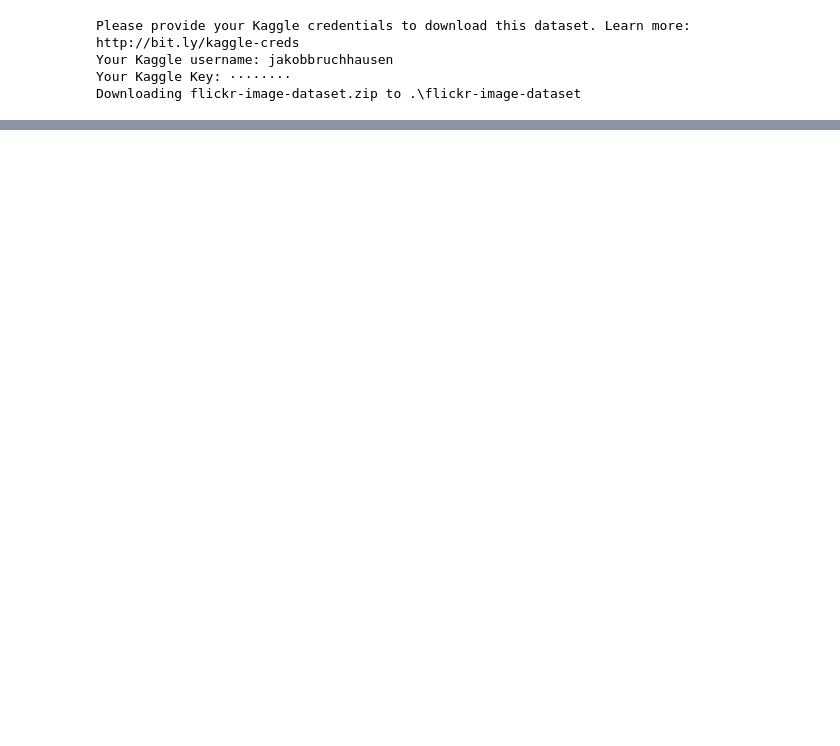
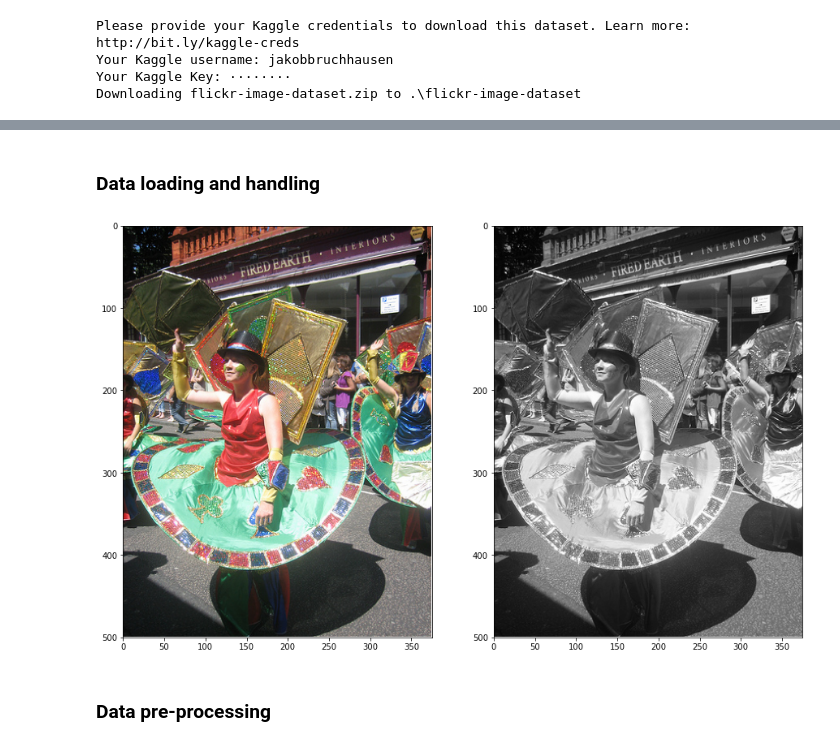
Before and after one commit to FredrikLorentzon/DML_project, a Jupyter notebook: DML_project.ipynb, the cells around one changed output, grey strips where cells are left out. Saved outputs shown, nothing was run; the diff lists cells and outputs as text; code cells hidden in the pictures; blank space fills up the shorter version.

```diff
--- a/DML_project.ipynb
+++ b/DML_project.ipynb
@@ -22,0 +25,2 @@ subdirectories = {"flickr-image-dataset/train": train_filenames,
+# %% [markdown]
+### Data loading and handling
@@ -22,0 +114,44 @@ subdirectories = {"flickr-image-dataset/train": train_filenames,
+# %%
+
+
+def display_image(axis1, axis2, image_tensor1, image_tensor2):
+    """Display a tensor as an image
+
+    Args:
+        axis (pyplot axis)
+        image_tensor (torch.Tensor): tensor with shape (num_channels=3, width, heigth)
+    """
+
+    # See hint above
+    if not isinstance(image_tensor1, torch.Tensor):
+        raise TypeError("The `display_image` function expects a `torch.Tensor` " +
+                        "use the `ToTensor` transformation to convert the images to tensors.")
+
+    # The imshow commands expects a `numpy array` with shape (3, width, height)
+    # We rearrange the dimensions with `permute` and then convert it to `numpy`
+    image_data1 = image_tensor1.permute(1, 2, 0).detach().numpy()
+    image_data2 = image_tensor2.permute(1, 2, 0).detach().numpy()
+    height1, width1, _ = image_data1.shape
+    height2, width2, _ = image_data2.shape
+    axis1.imshow(image_data1)
+    axis2.imshow(image_data2)
+
+    axis1.set_xlim(0, width1)
+    axis2.set_xlim(0, width2)
+    axis1.set_ylim(height1, 0)
+    axis2.set_ylim(height2, 0)
+
+
+# Example usage
+_, (axis1, axis2) = plt.subplots(1,2, figsize=(15,15))
+some_random_index = np.random.randint(25000)
+# Here we use the __getitem__ method as a "magic" method.
+# Implementing it for a class, enables square bracket '[]' indexing
+gray_image, color_image = example_dataset[some_random_index]
+display_image(axis1, axis2, color_image, gray_image)
+#print(gray_image)
+#print(color_image)
+# %% [output]
+[figure, added]
+# %% [markdown]
+### Data pre-processing
```
Also changed, not shown: parts of 10 cells of this notebook.
